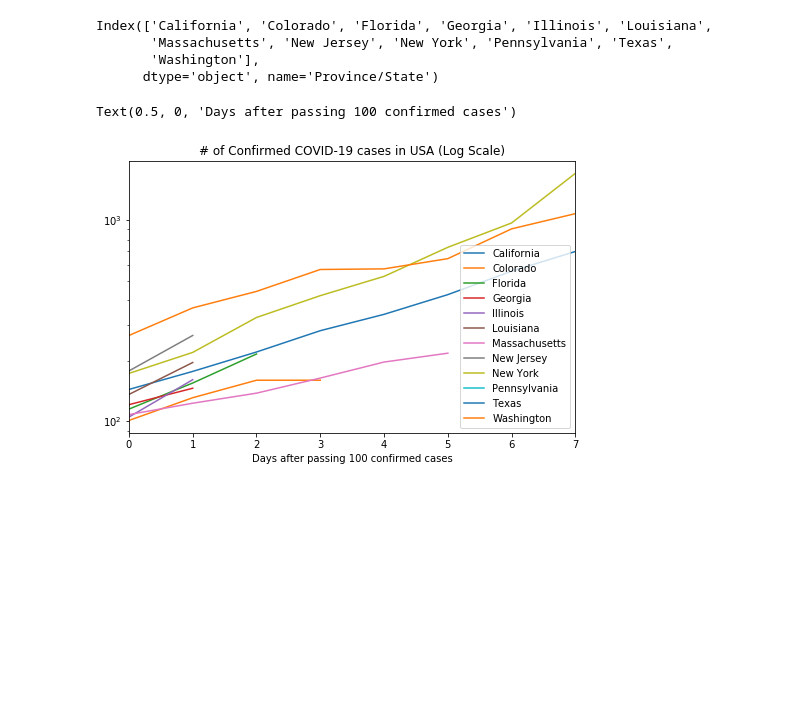
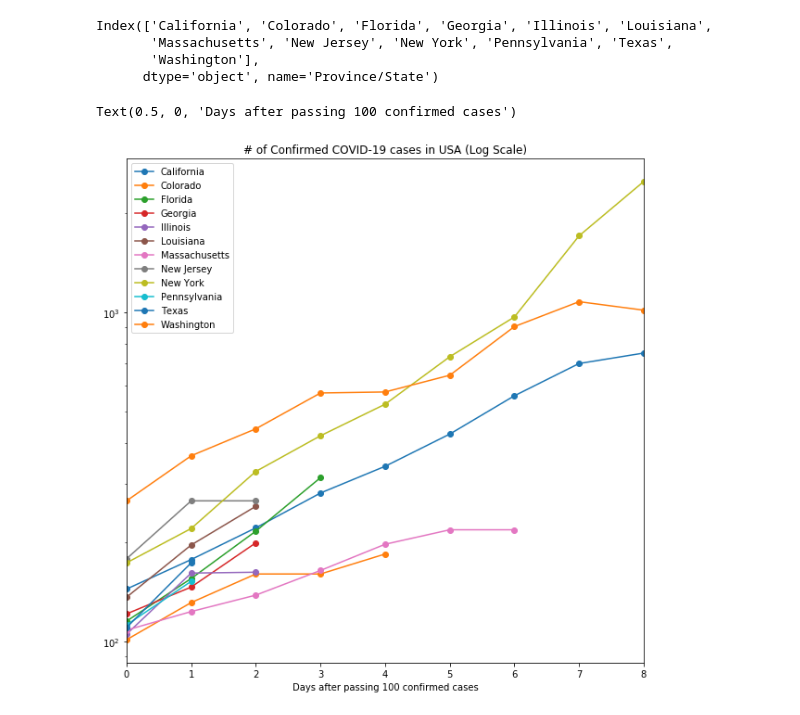
Before and after one commit to h8rry/COVID-19, a Jupyter notebook: graphs - USA.ipynb, the cells around one changed output. Drawn from its saved outputs; the diff is of its cells as text; code cells hidden in the pictures; blank space fills up the shorter version.

```diff
--- a/graphs - USA.ipynb
+++ b/graphs - USA.ipynb
@@ -53,7 +62,7 @@ df.index.name = 'Date'
 # %%
 today = df.iloc[-1]
 # %%
-condition = today[(today >= 100)].index
+condition = today[(today > 100)].index
 # %%
 print(condition)
 # %% [output]
@@ -78,15 +87,15 @@ for s in condition:
     data[s] = state0
     data_original[s] = df[s]
 # %%
-fig, axes = plt.subplots(1, sharex="all", gridspec_kw={'height_ratios': [1]}, figsize=(8, 5))
+fig, axes = plt.subplots(1, sharex="all", gridspec_kw={'height_ratios': [1]}, figsize=(10, 10))
 
 for s in data.keys():
-    data[s].plot(logy=True)
+    data[s].plot(logy=True, marker='o')
 
 axes.legend()
 axes.set_title("# of Confirmed COVID-19 cases in "+title_name+" (Log Scale)")
 axes.set_xlabel("Days after passing "+str(min_case_num)+" confirmed cases")
 # %% [output]
 Text(0.5, 0, 'Days after passing 100 confirmed cases')
-[figure, old version]
+[figure, new version]
 # %%
```
Also changed, not shown: parts of 10 cells of this notebook, 1 other file.
